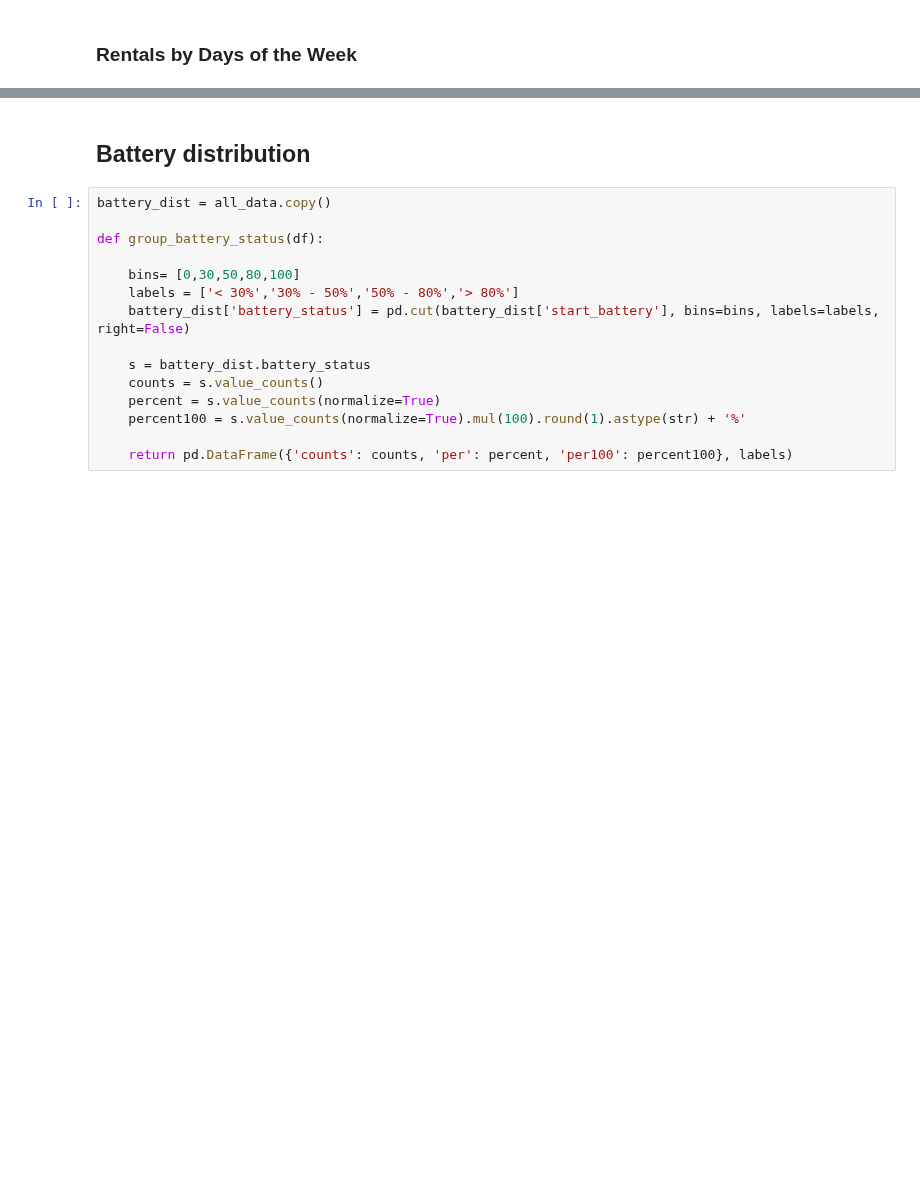
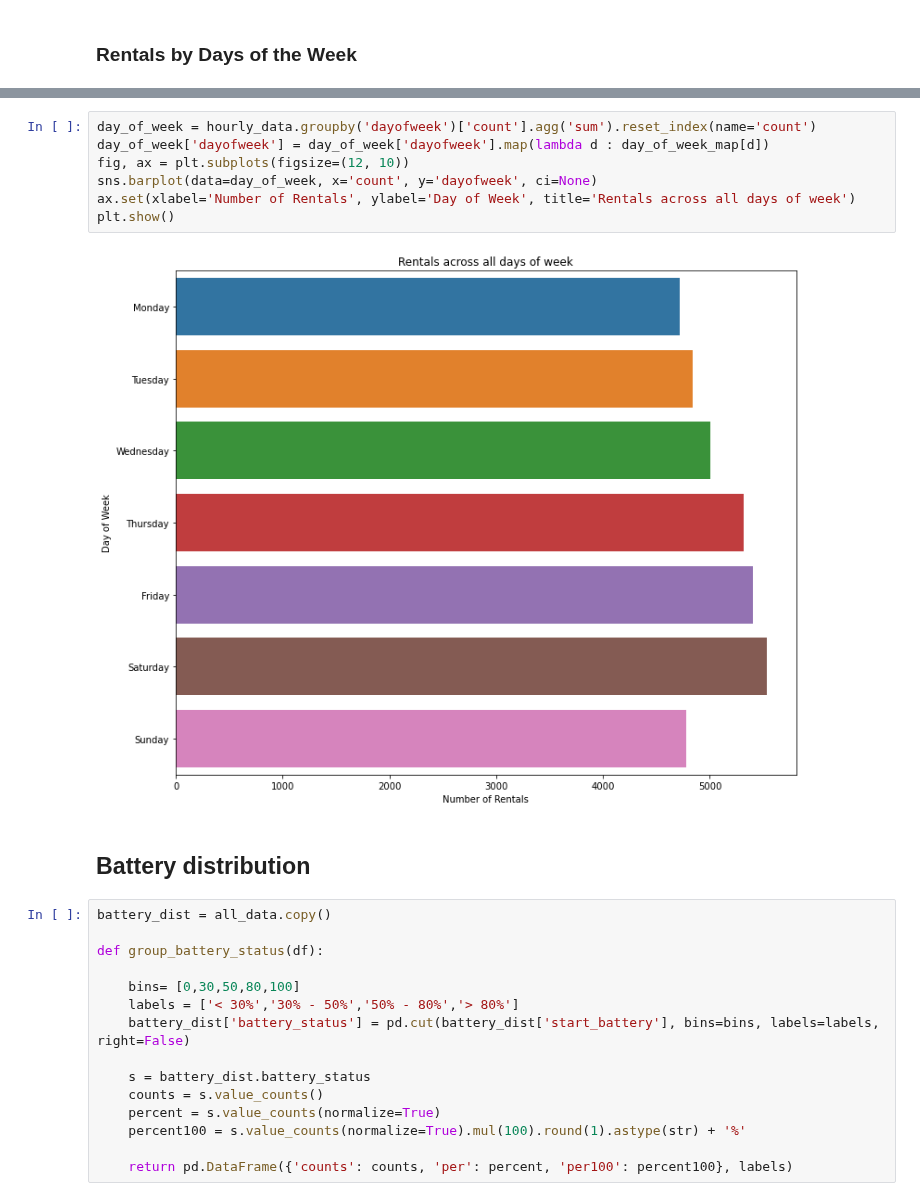
Before and after one commit to pessini/moby-bikes, a Jupyter notebook: notebooks/02-exploratory-data-analysis.ipynb, the cells around one changed output, grey strips where cells are left out. Drawn from its saved outputs; the diff is of its cells as text; blank space fills up the shorter version.

```diff
--- a/notebooks/02-exploratory-data-analysis.ipynb
+++ b/notebooks/02-exploratory-data-analysis.ipynb
@@ -76,3 +98,12 @@ plt.show()
+# %%
+day_of_week = hourly_data.groupby('dayofweek')['count'].agg('sum').reset_index(name='count')
+day_of_week['dayofweek'] = day_of_week['dayofweek'].map(lambda d : day_of_week_map[d])
+fig, ax = plt.subplots(figsize=(12, 10))
+sns.barplot(data=day_of_week, x='count', y='dayofweek', ci=None)
+ax.set(xlabel='Number of Rentals', ylabel='Day of Week', title='Rentals across all days of week')
+plt.show()
+# %% [output]
+[figure, added]
 # %% [markdown]
 ## Battery distribution
 # %%
```
Also changed, not shown: parts of 16 cells of this notebook, 2 other files.
